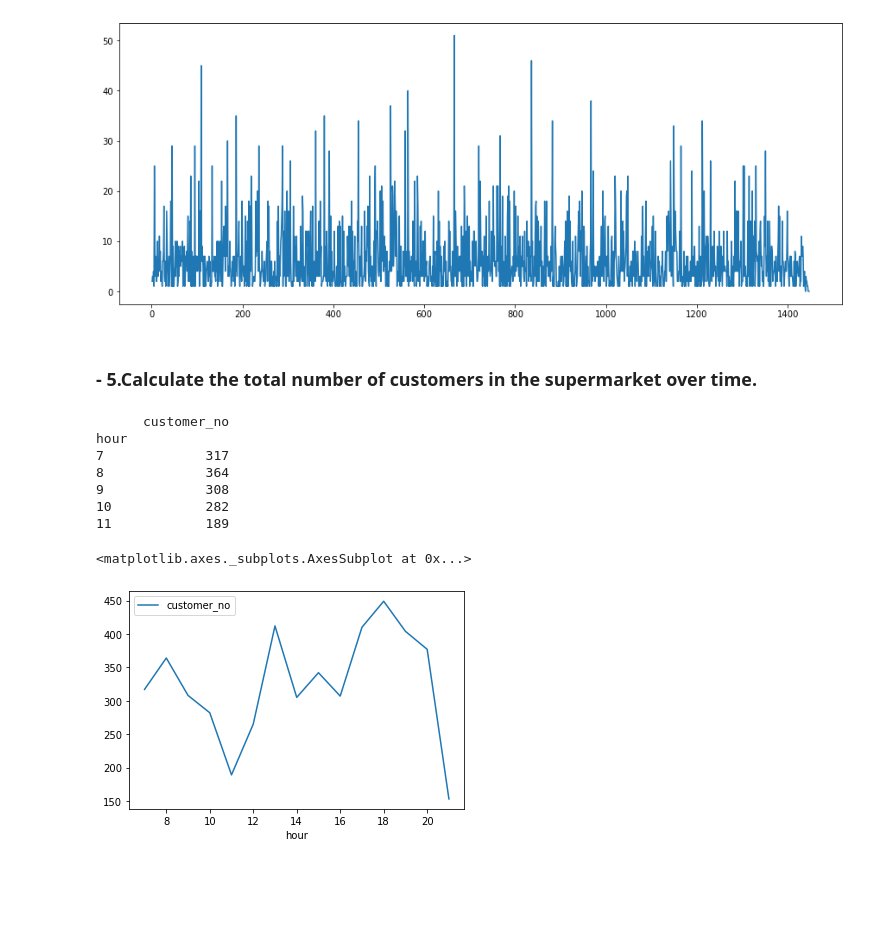
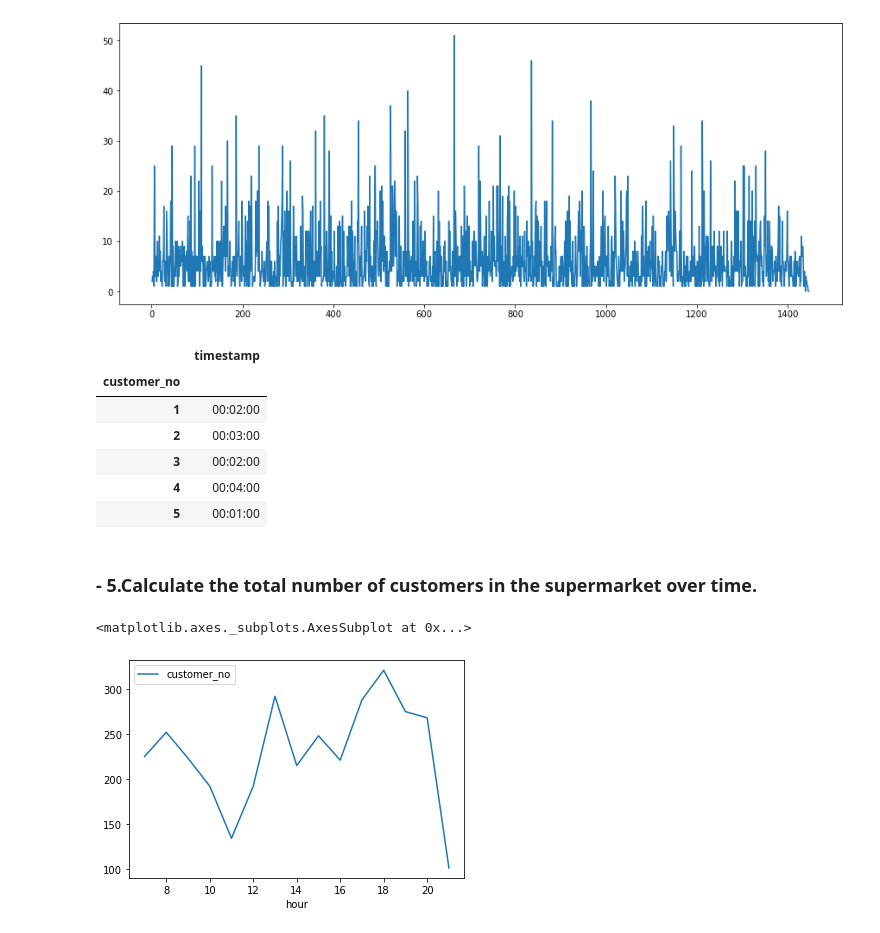
Before and after one commit to rashed2940/Marchov_chain_proj, a Jupyter notebook: Exploraotry_Data_Analysis.ipynb, the cells around one changed output. Drawn from its saved outputs; the diff is of its cells as text; code cells hidden in the pictures; blank space fills up the shorter version.

```diff
--- a/Exploraotry_Data_Analysis.ipynb
+++ b/Exploraotry_Data_Analysis.ipynb
@@ -18,5 +20,7 @@ df['date'] = df['timestamp'].dt.date
 df['hour'] = df['timestamp'].dt.hour
 df['min'] = df['timestamp'].dt.minute
 df['sec'] = df['timestamp'].dt.second
+df['price']=df['location']
+df.price = df.price.map( {'checkout':0,'fruit':4,'spices':3,'dairy':5,'drinks':6} )
 df.head(5)
 # %% [output]
@@ -123,19 +85,23 @@ plt.plot(df4['customer_no'],df4['Spent_time'])
 # %% [output]
 [<matplotlib.lines.Line2D at 0x...>]
 [figure]
+# %%
+difference=df.groupby('customer_no')[['timestamp']].agg(lambda x: x.max() - x.min()) ## one liner from Diana
+difference.head(5)
+# %% [output]
+|  | timestamp |
+| customer_no |  |
+| 1 | 00:02:00 |
+| 2 | 00:03:00 |
+| 3 | 00:02:00 |
+| 4 | 00:04:00 |
+| 5 | 00:01:00 |
 # %% [markdown]
 ### - 5.Calculate the total number of customers in the supermarket over time.
 # %%
-df5 = df.groupby(['hour'])[['customer_no']].count()
-print(df5.head(5))
+df5 = df[df.location != 'checkout'].groupby(['hour'])[['customer_no']].count()
+# df5 = df.groupby(['hour'])[['customer_no']].count()
 df5.plot()
 # %% [output]
-      customer_no
-hour
-7             317
-8             364
-9             308
-10            282
-11            189
+<matplotlib.axes._subplots.AxesSubplot at 0x...>
-<matplotlib.axes._subplots.AxesSubplot at 0x...>
-[figure, old version]
+[figure, new version]
```
Also changed, not shown: parts of 29 cells of this notebook, 2 other files.
